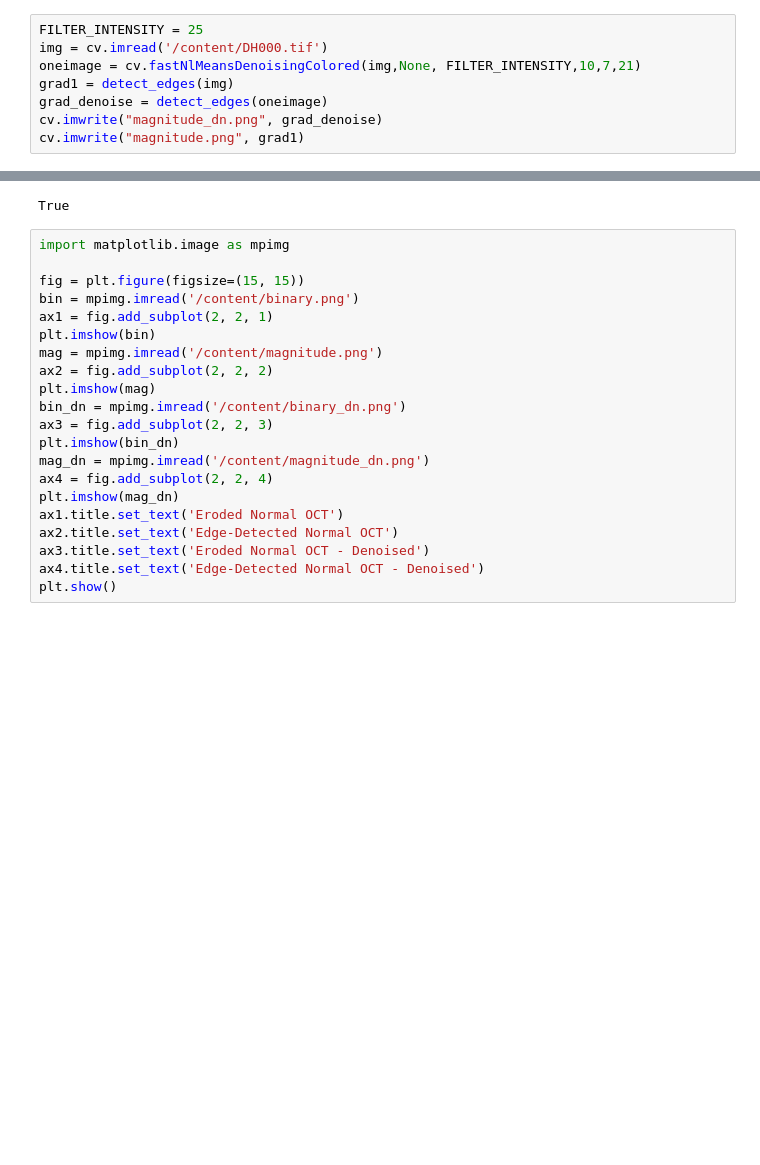
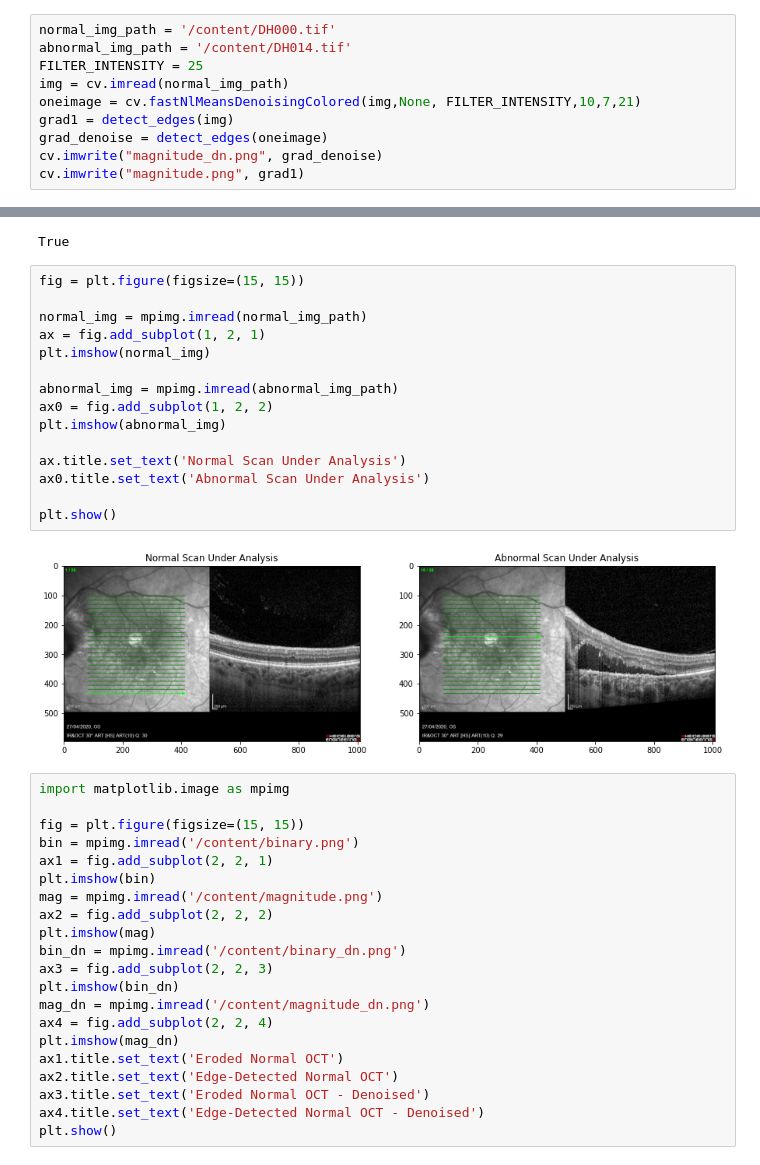
Before and after one commit to musman2012/imaging-research, a Jupyter notebook: OpenCV/WorkingwithOCTImages.ipynb, the cells around one changed output, grey strips where cells are left out. Saved outputs shown, nothing was run; the diff lists cells and outputs as text; blank space fills up the shorter version.

```diff
--- a/OpenCV/WorkingwithOCTImages.ipynb
+++ b/OpenCV/WorkingwithOCTImages.ipynb
@@ -35,8 +35,10 @@ def return_binary(img):
   ret, binary = cv.threshold(edges, 15, 255, cv.THRESH_BINARY)
   return (ret, binary)
 # %%
+normal_img_path = '/content/DH000.tif'
+abnormal_img_path = '/content/DH014.tif'
 FILTER_INTENSITY = 25
-img = cv.imread('/content/DH000.tif')
+img = cv.imread(normal_img_path)
 oneimage = cv.fastNlMeansDenoisingColored(img,None, FILTER_INTENSITY,10,7,21)
 grad1 = detect_edges(img)
 grad_denoise = detect_edges(oneimage)
@@ -67,6 +69,23 @@ cv.imwrite("binary_an.png",binary1_an)
 cv.imwrite("binary_dn_an.png",binary_dn_an)
 # %% [output]
 True
+# %%
+fig = plt.figure(figsize=(15, 15))
+
+normal_img = mpimg.imread(normal_img_path)
+ax = fig.add_subplot(1, 2, 1)
+plt.imshow(normal_img)
+
+abnormal_img = mpimg.imread(abnormal_img_path)
+ax0 = fig.add_subplot(1, 2, 2)
+plt.imshow(abnormal_img)
+
+ax.title.set_text('Normal Scan Under Analysis')
+ax0.title.set_text('Abnormal Scan Under Analysis')
+
+plt.show()
+# %% [output]
+[figure, added]
 # %%
 import matplotlib.image as mpimg
 
```
Also changed, not shown: parts of 2 cells of this notebook.
